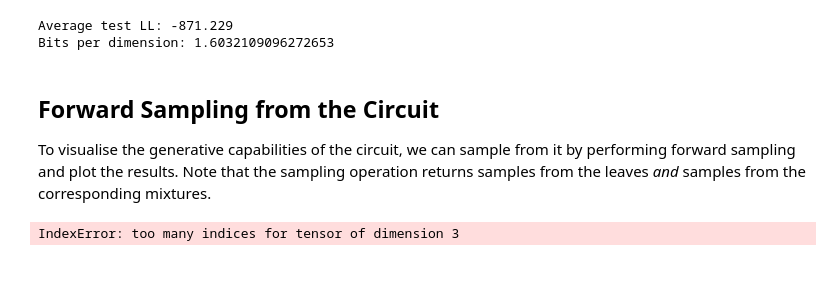
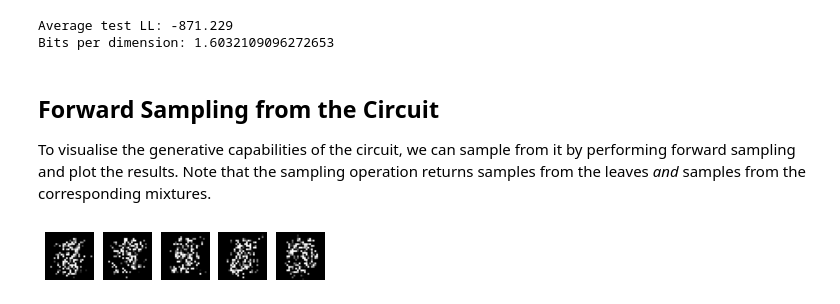
Before and after one commit to april-tools/cirkit, a Jupyter notebook: notebooks/digits.ipynb, the cells around one changed output. Saved outputs shown, nothing was run; the diff lists cells and outputs as text; code cells hidden in the pictures; blank space fills up the shorter version.

```diff
--- a/notebooks/digits.ipynb
+++ b/notebooks/digits.ipynb
@@ -273,19 +273,19 @@ To visualise the generative capabilities of the circuit, we can sample from it b
 # %%
 import einops as E
 
 samples = circuit.sample_forward(5)
 leaf_samples = samples[0]
 mixtures_samples = samples[1]
 
 leaf_samples = leaf_samples[:, 0, :] # Remove the channel dimension
-samples = E.rearrange(samples, "n (h w) -> n h w", h=28, w=28)
+samples = E.rearrange(leaf_samples, "n (h w) -> n h w", h=28, w=28)
 samples = samples.cpu().numpy()
 
 plt.figure(figsize=(5, 1))
 for i in range(5):
     plt.subplot(1, 5, i + 1)
     plt.imshow(samples[i], cmap="gray")
     plt.axis("off")
-plt.show(bbox_inches="tight", pad_inches=0, transparent=True)
+plt.show()
 # %% [output]
-IndexError: too many indices for tensor of dimension 3
+[figure, added]
```
